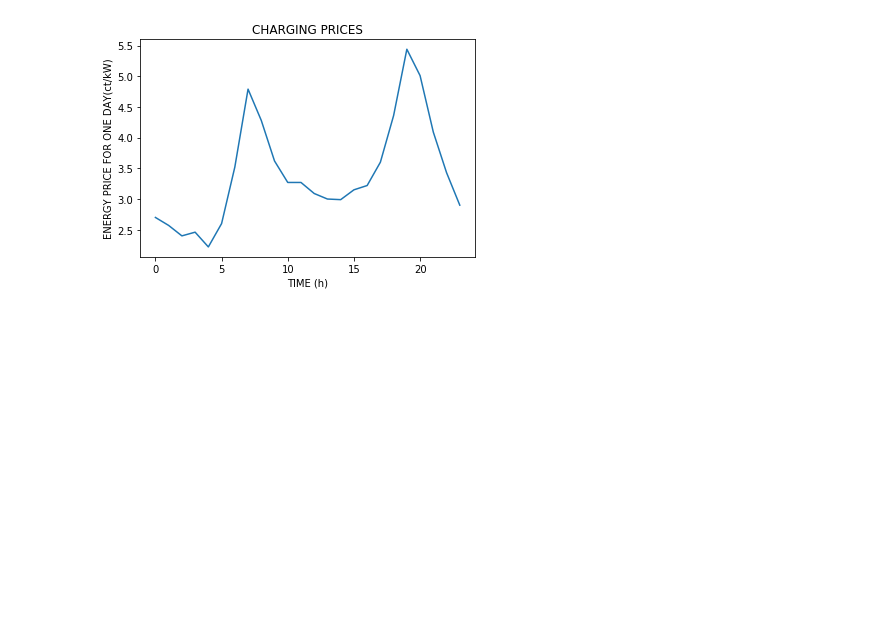
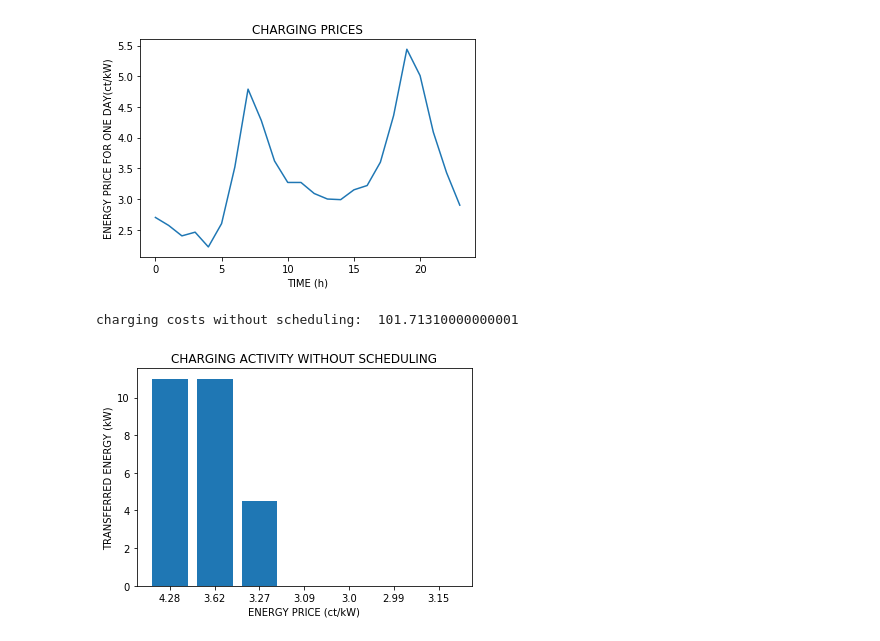
Before and after one commit to MuhammadTaha/smart-energy-gurobi, a Jupyter notebook: Minimize Charging Costs.ipynb, the cells around one changed output. Cells and saved outputs as stored; diff of their text form; code cells hidden in the pictures; blank space fills up the shorter version.

Commit message:
Baseline comparison added

```diff
--- a/Minimize Charging Costs.ipynb
+++ b/Minimize Charging Costs.ipynb
@@ -14,7 +14,7 @@ SoC_per_beg = 0.1
 SoC_per_end = 0.8
 maxCharRateStation = 11
 
-charRate = max(maxCharRateCar,maxCharRateStation)
+charRate = min(maxCharRateCar,maxCharRateStation)
 
 prices = [2.70, 2.57, 2.40, 2.46, 2.22, 2.60,
           3.52, 4.79, 4.28, 3.62, 3.27, 3.27,
@@ -112,3 +120,22 @@ plt.title('CHARGING PRICES')
 # %% [output]
 Text(0.5, 1.0, 'CHARGING PRICES')
 [figure]
+# %%
+### Baseline for evaluation: Standard charging
+
+chargingActivityBaseline = sorted(chargingActivity, reverse = True)
+
+totalCostsBaseline = sum([sorted(chargingActivity, reverse = True)[t] * chargingPrices[t] for t in range(8)])
+
+print('charging costs without scheduling: ', totalCostsBaseline)
+
+timeSlots = [str(chargingPrices[x]) for x in range(chargingDuration)]
+plt.bar(timeSlots,chargingActivityBaseline)
+plt.ylabel('TRANSFERRED ENERGY (kW)')
+plt.xlabel('ENERGY PRICE (ct/kW)')
+plt.title('CHARGING ACTIVITY WITHOUT SCHEDULING')
+
+plt.show()
+# %% [output]
+charging costs without scheduling:  101.71310000000001
+[figure, added]
```
Also changed, not shown: parts of 1 cell of this notebook.
